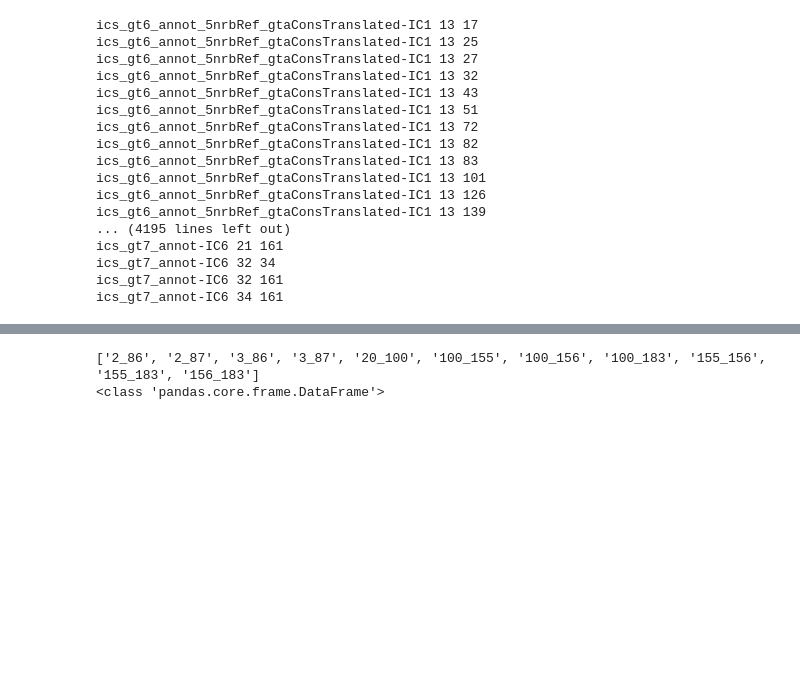
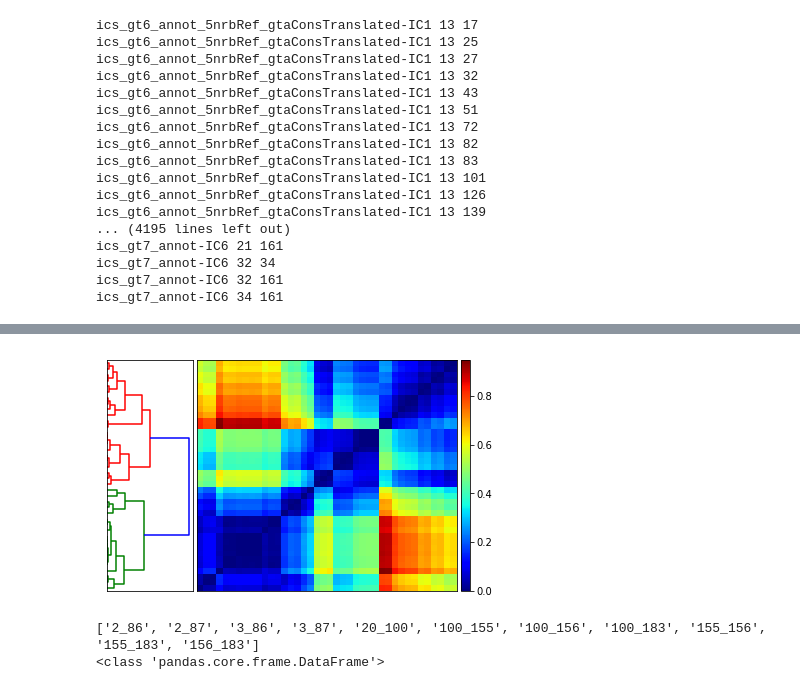
Before and after one commit to rhilt13/scripts, a Jupyter notebook: get_plots.ipynb, the cells around one changed output, grey strips where cells are left out. Cells and saved outputs as stored; diff of their text form; code cells hidden in the pictures; blank space fills up the shorter version.

```diff
--- a/get_plots.ipynb
+++ b/get_plots.ipynb
@@ -158,3 +217,42 @@ AttributeError: 'ClusterGrid' object has no attribute 'info'
+# %%
+import scipy
+import pylab
+import scipy.cluster.hierarchy as sch
+
+# Generate features and distance matrix.
+x = scipy.rand(40)
+D = scipy.zeros([40,40])
+for i in range(40):
+    for j in range(40):
+        D[i,j] = abs(x[i] - x[j])
+
+# Compute and plot dendrogram.
+fig = pylab.figure()
+axdendro = fig.add_axes([0.09,0.1,0.2,0.8])
+Y = sch.linkage(D, method='centroid')
+Z = sch.dendrogram(Y, orientation='right')
+axdendro.set_xticks([])
+axdendro.set_yticks([])
+
+# Plot distance matrix.
+axmatrix = fig.add_axes([0.3,0.1,0.6,0.8])
+index = Z['leaves']
+D = D[index,:]
+D = D[:,index]
+im = axmatrix.matshow(D, aspect='auto', origin='lower')
+axmatrix.set_xticks([])
+axmatrix.set_yticks([])
+
+# Plot colorbar.
+axcolor = fig.add_axes([0.91,0.1,0.02,0.8])
+pylab.colorbar(im, cax=axcolor)
+
+# Display and save figure.
+fig.show()
+
+fig.savefig("pdb_dendrogram_ward.png")
+# %% [output]
+[figure, added]
 # %%
 # Plot individual histograms of data separated out by groups
 
```
Also changed, not shown: parts of 7 cells of this notebook, 7 other files.
